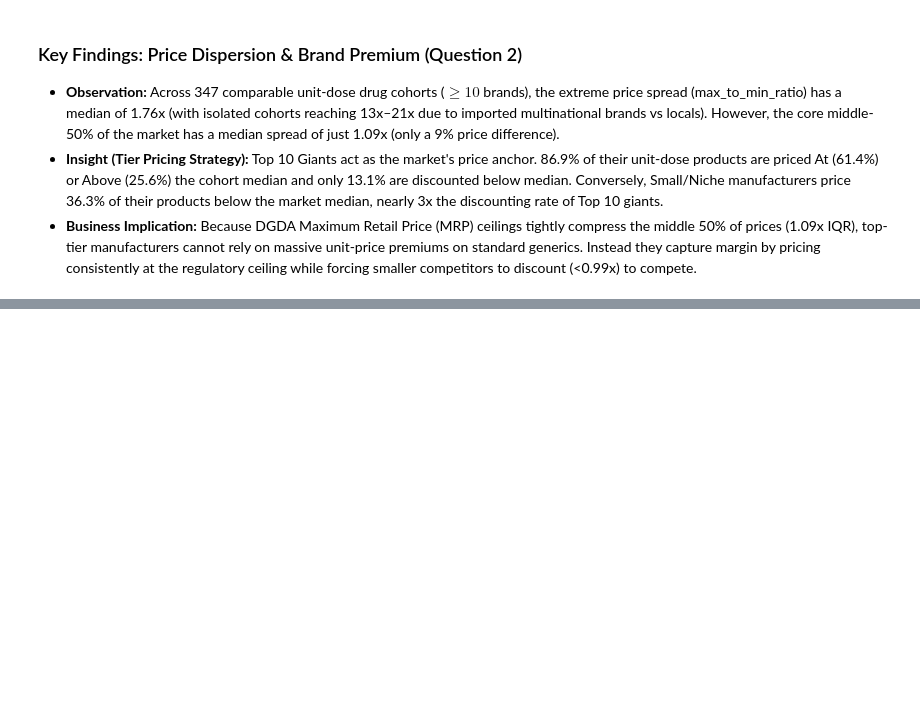
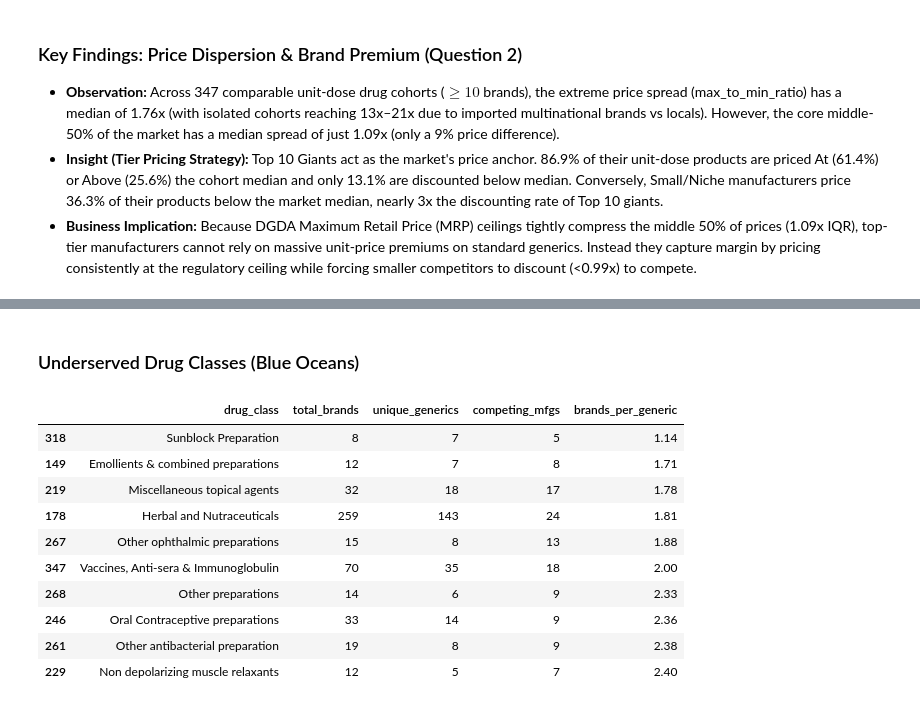
Before and after one commit to nbakh16/pharma-market-analysis-bd, a Jupyter notebook: notebooks/02_exploratory_market_analysis.ipynb, the cells around one changed output, grey strips where cells are left out. Drawn from its saved outputs; the diff is of its cells as text; code cells hidden in the pictures; blank space fills up the shorter version.

```diff
--- a/notebooks/02_exploratory_market_analysis.ipynb
+++ b/notebooks/02_exploratory_market_analysis.ipynb
@@ -315,0 +357,21 @@ display(tier_pricing_summary)
+# %% [markdown]
+### Underserved Drug Classes (Blue Oceans)
+# %%
+underserved_drugs = (
+    drug_saturation[drug_saturation['unique_generics'] >= 5]
+    .sort_values(by='brands_per_generic', ascending=True)
+)
+
+display(underserved_drugs.head(10))
+# %% [output]
+|  | drug_class | total_brands | unique_generics | competing_mfgs | brands_per_generic |
+| 318 | Sunblock Preparation | 8 | 7 | 5 | 1.14 |
+| 149 | Emollients & combined preparations | 12 | 7 | 8 | 1.71 |
+| 219 | Miscellaneous topical agents | 32 | 18 | 17 | 1.78 |
+| 178 | Herbal and Nutraceuticals | 259 | 143 | 24 | 1.81 |
+| 267 | Other ophthalmic preparations | 15 | 8 | 13 | 1.88 |
+| 347 | Vaccines, Anti-sera & Immunoglobulin | 70 | 35 | 18 | 2.00 |
+| 268 | Other preparations | 14 | 6 | 9 | 2.33 |
+| 246 | Oral Contraceptive preparations | 33 | 14 | 9 | 2.36 |
+| 261 | Other antibacterial preparation | 19 | 8 | 9 | 2.38 |
+| 229 | Non depolarizing muscle relaxants | 12 | 5 | 7 | 2.40 |
```
Also changed, not shown: parts of 7 cells of this notebook.
